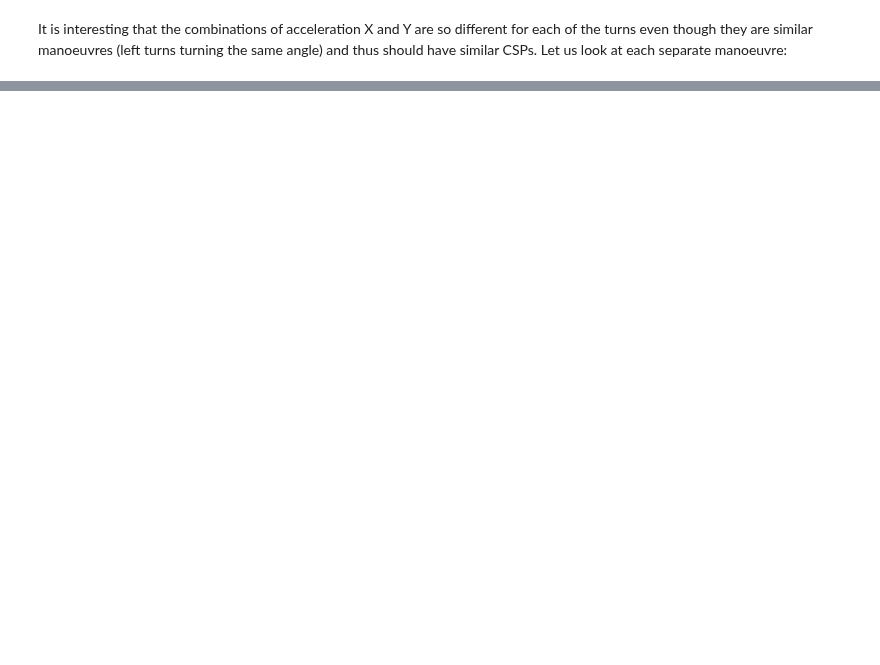
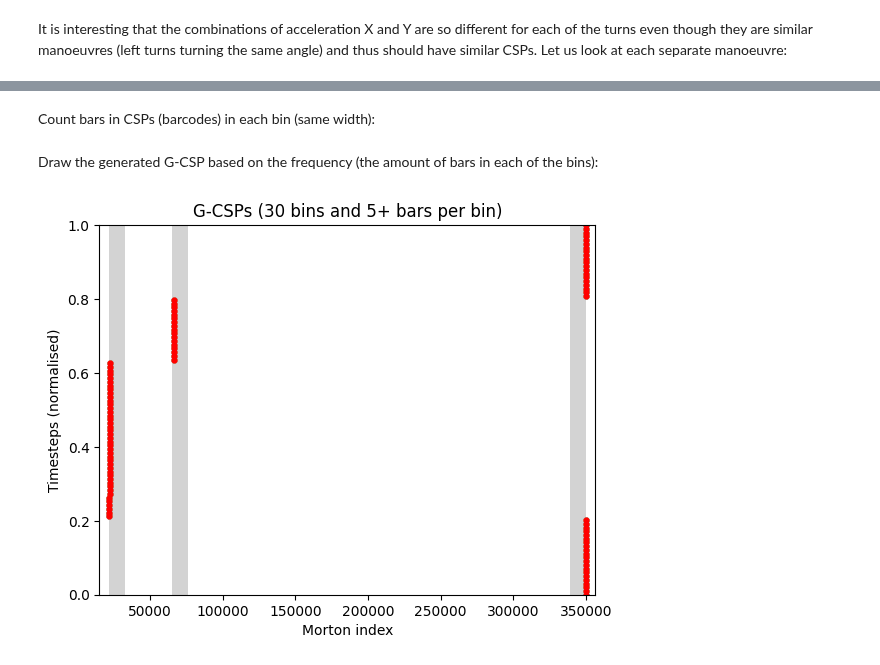
Before and after one commit to beatrizcabdan/DiverSFC, a Jupyter notebook: 250320_synthetic_longer_trajectory.ipynb, the cells around one changed output, grey strips where cells are left out. Cells and saved outputs as stored; diff of their text form; code cells hidden in the pictures; blank space fills up the shorter version.

```diff
--- a/250320_synthetic_longer_trajectory.ipynb
+++ b/250320_synthetic_longer_trajectory.ipynb
@@ -212,6 +218,7 @@ accel_y = (data["accel_y"] + 10) * 100.0
 
 data['Morton_Index'] = [z.interlace(int(x), int(y), bits_per_dim=10) for x, y in zip(accel_x, accel_y)]
 data_complete = data
+listofcsps = []
 
 for m in range(num_turns):
     data = data_complete.iloc[2*(m + 1)*length_tramo-length_tramo:2*(m + 1)*length_tramo, :]
@@ -224,7 +231,7 @@ for m in range(num_turns):
     plt.ylabel("Latitude (position y)")
     plt.title(f"Vehicle trajectory: {file_basename} (part {m+1})")
     plt.axis('equal')
-    plt.savefig("results/synthetic_trajectories/"+str(m)+".png")
+    #plt.savefig("results/synthetic_trajectories/longer_trajectory_"+new_traj_name+"_part"+str(m)+".png")
     plt.show()
     plt.close()
 
@@ -246,7 +253,9 @@ for m in range(num_turns):
     plt.title(f"Morton index CSP: {file_basename} (part {m+1})")
     ax1.grid(True, linestyle='--', linewidth=0.5, alpha=0.7)
     plt.tight_layout()
-    # plt.savefig("results/synthetic_trajectories/12bits/"+str(m)+".png")
+    # plt.savefig("results/synthetic_trajectories/csp"+str(m)+".png")
     plt.show()
     plt.close()
+
+    listofcsps += [data['Morton_Index'].tolist()]
 # %% [output]
@@ -258,0 +272,2 @@ for m in range(num_turns):
+# %% [markdown]
+Count bars in CSPs (barcodes) in each bin (same width):
@@ -258,0 +298,26 @@ for m in range(num_turns):
+# %% [markdown]
+Draw the generated G-CSP based on the frequency (the amount of bars in each of the bins):
+# %%
+cmap = plt.get_cmap('rainbow')
+colors = [cmap(1/(len(listofcsps)-1)*i) for i in range(len(listofcsps))]
+decforyaxis = StrMethodFormatter('{x:,.1f}')
+
+plt.figure()
+plt.bar([totalrange/nbins/2+mortonindexmin+totalrange/(nbins)*x for x in range(nbins)], [1 if b > barthreshold else 0 for b in bincounter], width=totalrange/nbins, color="lightgray")
+for i, csp in enumerate(listofcsps):
+    ranges = [x / (len(csp) - 1) for x in range(len(csp))]
+    plt.scatter(csp, ranges, color=colors[i], s=12, label="M"+str(i))
+plt.ylabel("Timesteps (normalised)")
+plt.ylim(0, 1)
+plt.gca().yaxis.set_major_formatter(decforyaxis)
+plt.xlabel("Morton index")
+plt.xlim(mortonindexmin-margins, mortonindexmax+margins)
+plt.title("G-CSPs ("+str(nbins)+" bins and " + str(barthreshold)+"+ bars per bin)")
+
+#plt.xlim(650000, 1100000) #set once the CSPs are analysed!
+
+plt.savefig("results/synthetic_trajectories/longer_trajectory_"+new_traj_name+"_gcsp_"+str(nbins)+"bins.png")
+plt.show()
+plt.close()
+# %% [output]
+[figure, added]
```
Also changed, not shown: parts of 8 cells of this notebook, 2 other files.
